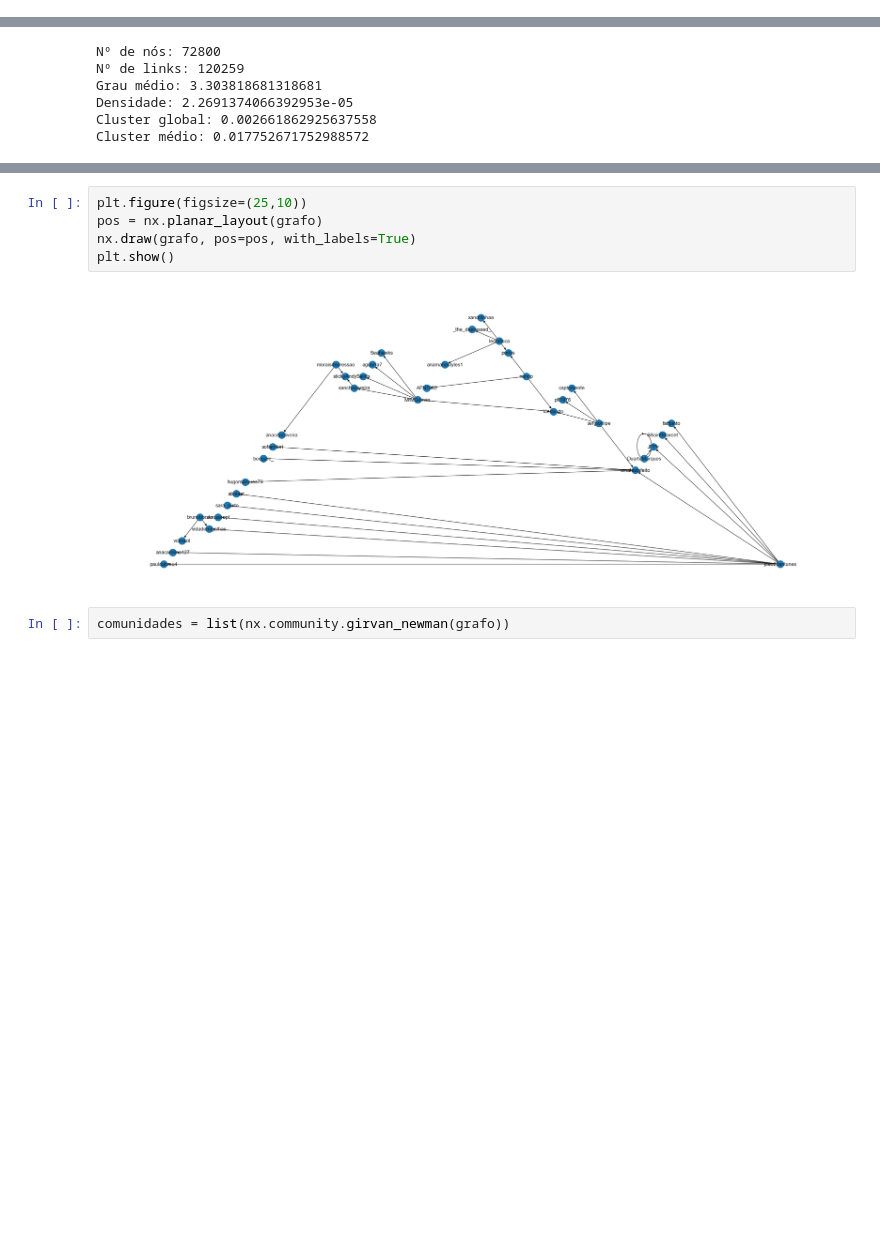
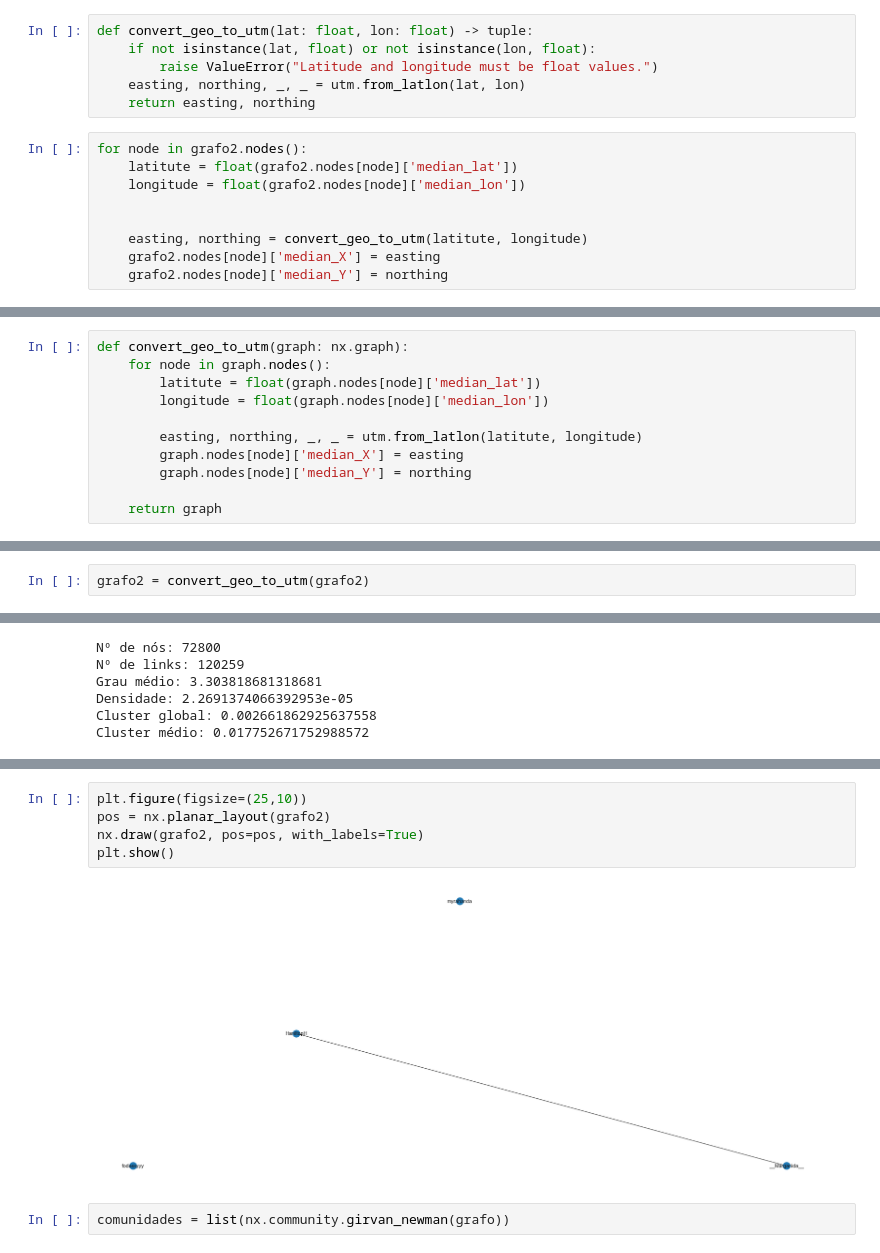
Before and after one commit to lealeric/Codigo_TCC, a Jupyter notebook: TCC_ERIC.ipynb, the cells around one changed output, grey strips where cells are left out. Saved outputs shown, nothing was run; the diff lists cells and outputs as text; blank space fills up the shorter version.

```diff
--- a/TCC_ERIC.ipynb
+++ b/TCC_ERIC.ipynb
@@ -1154,3 +1153,18 @@ Cluster médio: 0.0
+# %%
+def convert_geo_to_utm(lat: float, lon: float) -> tuple:
+    if not isinstance(lat, float) or not isinstance(lon, float):
+        raise ValueError("Latitude and longitude must be float values.")
+    easting, northing, _, _ = utm.from_latlon(lat, lon)
+    return easting, northing
+# %%
+for node in grafo2.nodes():
+    latitute = float(grafo2.nodes[node]['median_lat'])
+    longitude = float(grafo2.nodes[node]['median_lon'])
+
+
+    easting, northing = convert_geo_to_utm(latitute, longitude)
+    grafo2.nodes[node]['median_X'] = easting
+    grafo2.nodes[node]['median_Y'] = northing
 # %%
 for node in grafo2.nodes():
     print(f"Node: {node}")
@@ -1234,0 +1215,11 @@ Node: sergiofilipe, Distance: 9032.286866380671, log(f(x)): -0.00651104040615945
+# %%
+def convert_geo_to_utm(graph: nx.graph):
+    for node in graph.nodes():
+        latitute = float(graph.nodes[node]['median_lat'])
+        longitude = float(graph.nodes[node]['median_lon'])
+
+        easting, northing, _, _ = utm.from_latlon(latitute, longitude)
+        graph.nodes[node]['median_X'] = easting
+        graph.nodes[node]['median_Y'] = northing
+
+    return graph
@@ -1234,0 +1256,2 @@ Node: sergiofilipe, Distance: 9032.286866380671, log(f(x)): -0.00651104040615945
+# %%
+grafo2 = convert_geo_to_utm(grafo2)
@@ -1271,11 +1401,11 @@ Attributes: {}
 --------------------
 # %%
 plt.figure(figsize=(25,10))
-pos = nx.planar_layout(grafo)
-nx.draw(grafo, pos=pos, with_labels=True)
+pos = nx.planar_layout(grafo2)
+nx.draw(grafo2, pos=pos, with_labels=True)
 plt.show()
 # %% [output]
-[figure, old version]
+[figure, new version]
 # %%
 comunidades = list(nx.community.girvan_newman(grafo))
 # %%
```
Also changed, not shown: parts of 19 cells of this notebook, 3 other files.
